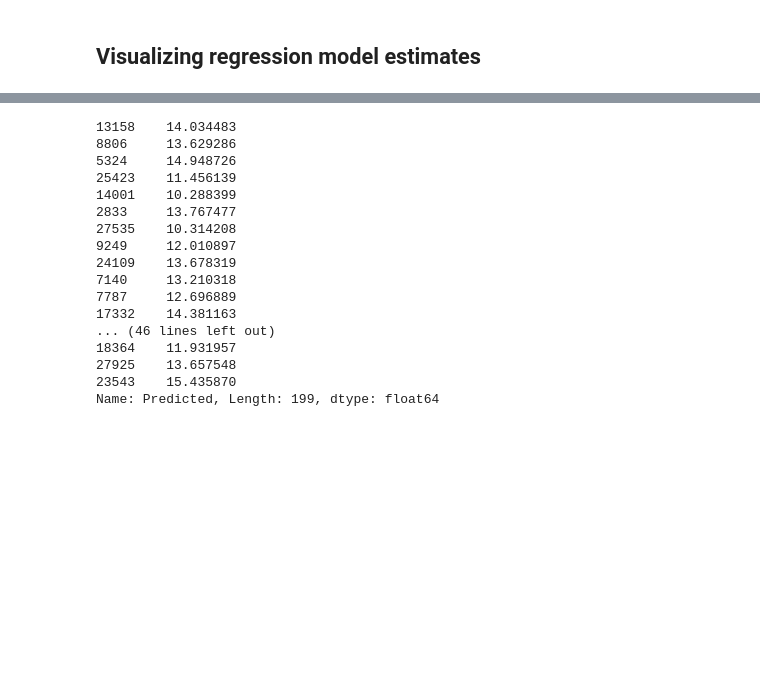
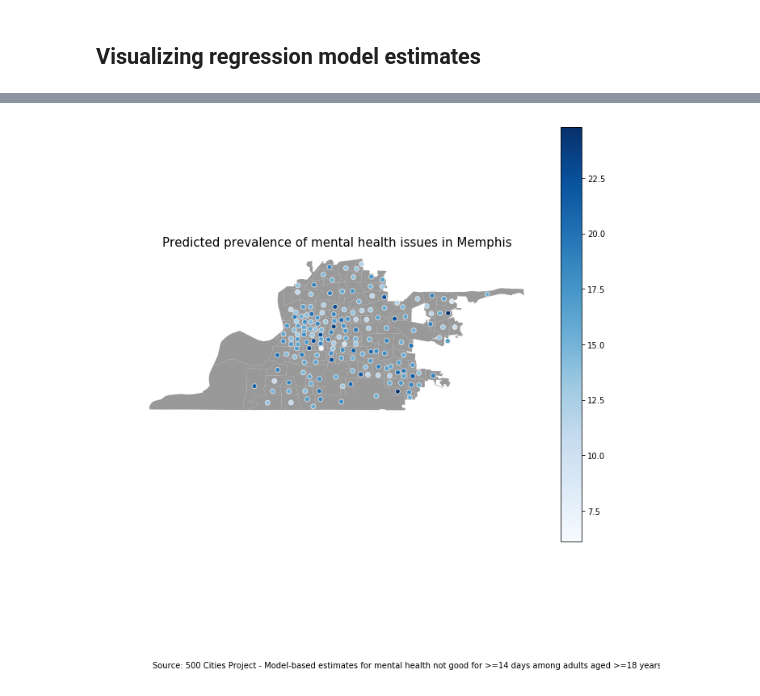
Before and after one commit to j-csc/Deep-Learning-For-Mental-Health, a Jupyter notebook: Models.ipynb, the cells around one changed output, grey strips where cells are left out. Cells and saved outputs as stored; diff of their text form; code cells hidden in the pictures; blank space fills up the shorter version.

```diff
--- a/Models.ipynb
+++ b/Models.ipynb
@@ -260,0 +450,11 @@ print(results.mean())
+# %%
+las_model = Lasso(alpha=0.1)
+las_model.fit(X,y)
+y_pred_las_mem = las_model.predict(X_mem)
+true_pred_mem_df = pd.DataFrame({'Actual': y_mem, 'Predicted': y_pred_las_mem})
+true_pred_mem_df.head()
+
+print('Mean Absolute Error:', metrics.mean_absolute_error(y_mem, y_pred_las_mem))
+print('Mean Squared Error:', metrics.mean_squared_error(y_mem, y_pred_las_mem))
+print('Root Mean Squared Error:', np.sqrt(metrics.mean_squared_error(y_mem, y_pred_las_mem)))
+print('R2:', metrics.r2_score(y_mem, y_pred_las_mem))
@@ -265,4 +555,4 @@ import geopandas as gpd
 import descartes
 from shapely.geometry import Point, Polygon
 crs={'init': 'epsg:4326'}
-la_gdf = gpd.read_file('./data/lacity/lacity_census_tracts_2010.shp').to_crs(crs)
+mem_gdf = gpd.read_file('./data/Memphis/memphis_census_tracts_2010.shp').to_crs(crs)
@@ -281,6 +561,6 @@ X.head()
 # %%
 # Make copy of la df
-temp_df = la_df
+temp_df = mem_df
 
 # Change geolocation to latitude longitude
 def convertToLat(row):
@@ -293,23 +573,30 @@ def convertToLong(row):
 
 temp_df['Latitude'] = temp_df['GeoLocation'].apply(lambda row: convertToLat(row))
 temp_df['Longitude'] = temp_df['GeoLocation'].apply(lambda row: convertToLong(row))
+temp_df['Prediction'] = y_pred_las_mem
-# %%
-true_pred_df_svr.Predicted
-# %% [output]
-13158    14.034483
-8806     13.629286
-5324     14.948726
-25423    11.456139
-14001    10.288399
-2833     13.767477
-27535    10.314208
-9249     12.010897
-24109    13.678319
-7140     13.210318
-7787     12.696889
-17332    14.381163
-... (46 lines left out)
-18364    11.931957
-27925    13.657548
-23543    15.435870
-Name: Predicted, Length: 199, dtype: float64
+# %%
+geometry_mem = [Point(xy) for xy in zip(mem_df['Longitude'],mem_df['Latitude'])]
+# Prepare df for plot
+geo_mem_df = gpd.GeoDataFrame(temp_df, geometry=geometry_mem, crs=crs)
+vmax_mem = geo_mem_df.Data_Value.max()
+vmin_mem = geo_mem_df.Data_Value.min()
+# %%
+ # create map
+fig, ax = plt.subplots(figsize=(10,12))
+mem_gdf.plot(ax=ax, color='grey', alpha=0.8)
+geo_mem_df.to_crs(crs).plot(column="Prediction", cmap="Blues",ax=ax, linewidth=0.8, edgecolor='0.9')
+
+# customize
+ax.set_title(('Predicted prevalence of mental health issues in {}').format("Memphis"),fontdict={"fontsize": "15", "fontweight" : "3"})
+ax.annotate('Source: 500 Cities Project - Model-based estimates for mental health not good for >=14 days among adults aged >=18 years – 2016', xy=(0.1,0.03), xycoords="figure fraction", horizontalalignment="left", verticalalignment="top", fontsize="10")
+
+# set colorbar
+sm = plt.cm.ScalarMappable(cmap="Blues", norm=plt.Normalize(vmin=vmin_mem, vmax=vmax_mem))
+sm._A = []
+cbar = fig.colorbar(sm, fraction=0.046,pad=0.04)
+
+# remove axis
+ax.axis('off')
+plt.savefig('mem_pred_vis.png')
+# %% [output]
+[figure, added]
```
Also changed, not shown: parts of 57 cells of this notebook, 10 other files.
